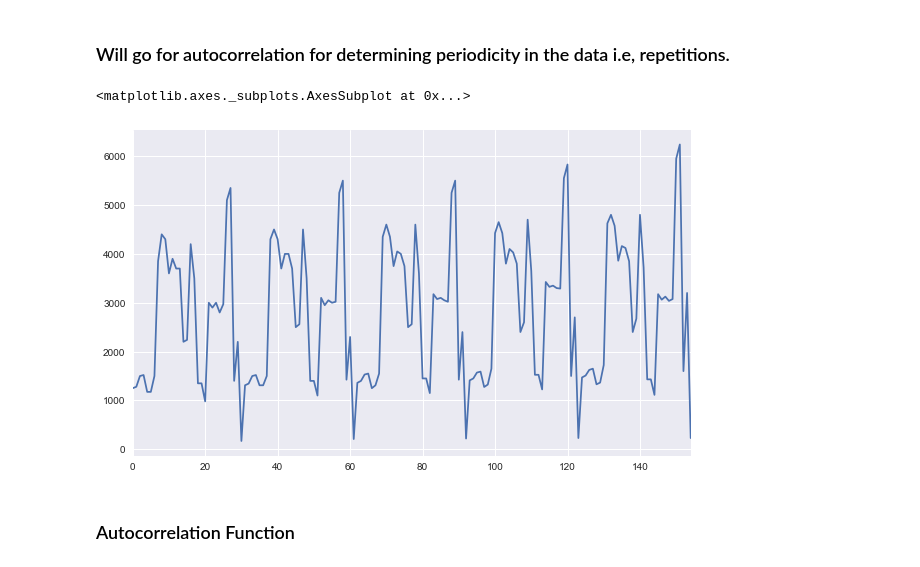
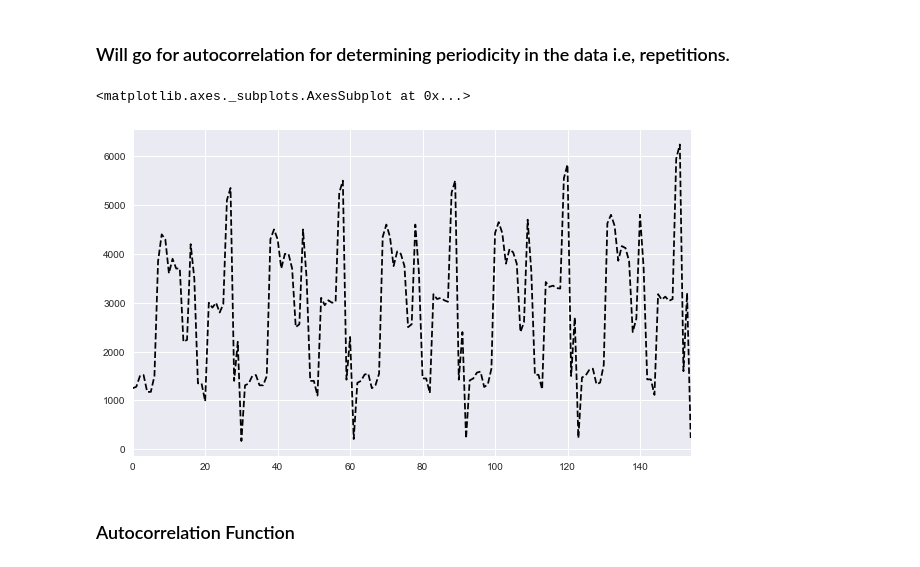
Before and after one commit to sirius0503/Trends_In_APMC, a Jupyter notebook: apmc_trends.ipynb, the cells around one changed output. Saved outputs shown, nothing was run; the diff lists cells and outputs as text; code cells hidden in the pictures.

```diff
--- a/apmc_trends.ipynb
+++ b/apmc_trends.ipynb
@@ -298,11 +300,14 @@ df1.head()
 # %% [markdown]
 ### Will go for autocorrelation for determining periodicity in the data i.e, repetitions.
 # %%
-df1['msprice'].plot() # This graph does seem to be without any trend and with constant mean, constant variance,
+df1['msprice'].plot(style = 'k--') # This graph does seem to be without any trend and with constant mean, constant variance,
 #constant autocorrelation, but we can never trust it. Also, df1['msprice] isn't the best thing to look for
+
+
+#Just trying a new style.
 # %% [output]
 <matplotlib.axes._subplots.AxesSubplot at 0x...>
-[figure, old version]
+[figure, new version]
 # %% [markdown]
 ### Autocorrelation Function
 # %%
```
Also changed, not shown: parts of 39 cells of this notebook.
